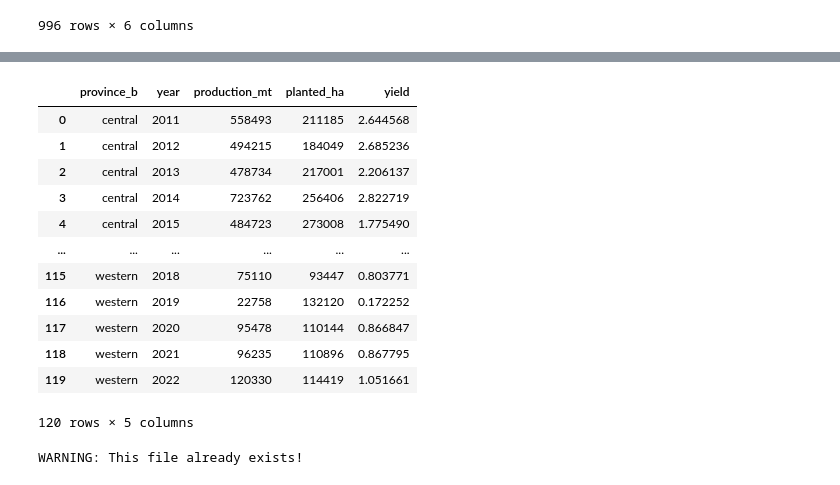
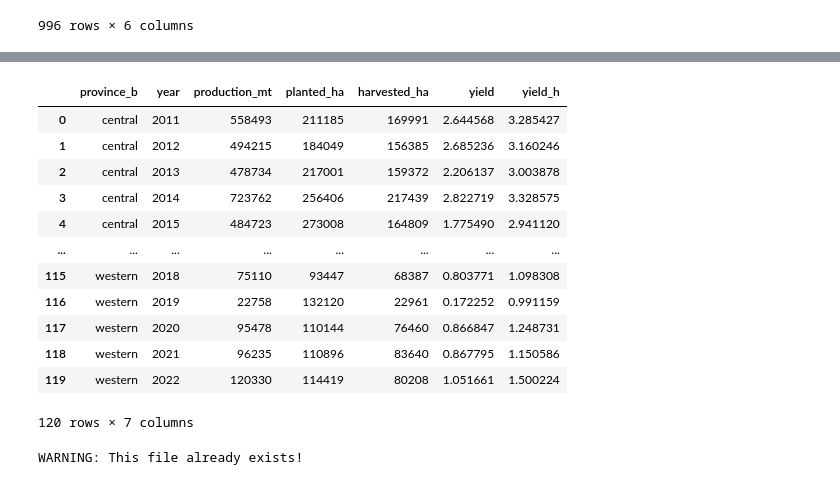
Before and after one commit to franklineronoh/crop-modeling, a Jupyter notebook: zambia/preharvest_cleaning.ipynb, the cells around one changed output, grey strips where cells are left out. Cells and saved outputs as stored; diff of their text form; code cells hidden in the pictures.

```diff
--- a/zambia/preharvest_cleaning.ipynb
+++ b/zambia/preharvest_cleaning.ipynb
@@ -68,5 +68,6 @@ preharvest['yield(mt/ha)']=pd.to_numeric(preharvest['yield(mt/ha)'])
 #calculate yield
 preharvest = preharvest.groupby(['district','year'],as_index=False).sum()
 preharvest['yield'] = preharvest['production_mt'] / preharvest['planted_ha']
+preharvest['yield_h'] = preharvest['production_mt'] / preharvest['harvested_ha']
 preharvest
 # %% [output]
@@ -139,25 +127,27 @@ preharvest_shp=pd.merge(zambia_district_shp,preharvest_district, on='district_b'
 # %%
 # aggregate to province level
 preharvest_province=preharvest_shp.groupby(['province_b','year'],
-                                           as_index=False).agg({'production_mt':'sum','planted_ha': 'sum'})
+                                           as_index=False).agg({'production_mt':'sum','planted_ha': 'sum', 'harvested_ha': 'sum'})
 # %%
 # calculate province level yield
 preharvest_province['yield']=preharvest_province['production_mt']/preharvest_province['planted_ha']
+preharvest_province['yield_h']=preharvest_province['production_mt']/preharvest_province['harvested_ha']
+
 preharvest_province
 # %% [output]
-|  | province_b | year | production_mt | planted_ha | yield |
-| 0 | central | 2011 | 558493 | 211185 | 2.644568 |
-| 1 | central | 2012 | 494215 | 184049 | 2.685236 |
-| 2 | central | 2013 | 478734 | 217001 | 2.206137 |
-| 3 | central | 2014 | 723762 | 256406 | 2.822719 |
-| 4 | central | 2015 | 484723 | 273008 | 1.775490 |
-| ... | ... | ... | ... | ... | ... |
-| 115 | western | 2018 | 75110 | 93447 | 0.803771 |
-| 116 | western | 2019 | 22758 | 132120 | 0.172252 |
-| 117 | western | 2020 | 95478 | 110144 | 0.866847 |
-| 118 | western | 2021 | 96235 | 110896 | 0.867795 |
-| 119 | western | 2022 | 120330 | 114419 | 1.051661 |
+|  | province_b | year | production_mt | planted_ha | harvested_ha | yield | yield_h |
+| 0 | central | 2011 | 558493 | 211185 | 169991 | 2.644568 | 3.285427 |
+| 1 | central | 2012 | 494215 | 184049 | 156385 | 2.685236 | 3.160246 |
+| 2 | central | 2013 | 478734 | 217001 | 159372 | 2.206137 | 3.003878 |
+| 3 | central | 2014 | 723762 | 256406 | 217439 | 2.822719 | 3.328575 |
+| 4 | central | 2015 | 484723 | 273008 | 164809 | 1.775490 | 2.941120 |
+| ... | ... | ... | ... | ... | ... | ... | ... |
+| 115 | western | 2018 | 75110 | 93447 | 68387 | 0.803771 | 1.098308 |
+| 116 | western | 2019 | 22758 | 132120 | 22961 | 0.172252 | 0.991159 |
+| 117 | western | 2020 | 95478 | 110144 | 76460 | 0.866847 | 1.248731 |
+| 118 | western | 2021 | 96235 | 110896 | 83640 | 0.867795 | 1.150586 |
+| 119 | western | 2022 | 120330 | 114419 | 80208 | 1.051661 | 1.500224 |
-120 rows × 5 columns
+120 rows × 7 columns
 # %%
 # check if file exists and if not save
 
```
Also changed, not shown: parts of 2 cells of this notebook, 12 other files.
